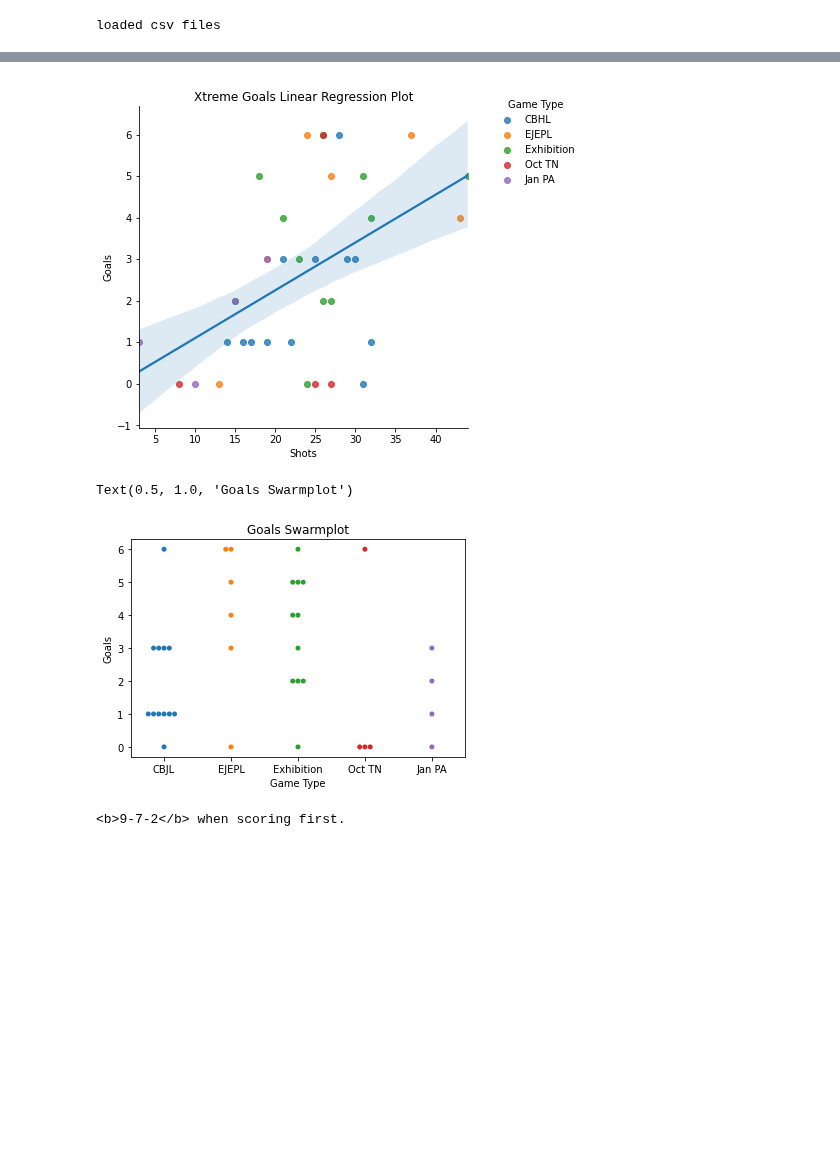
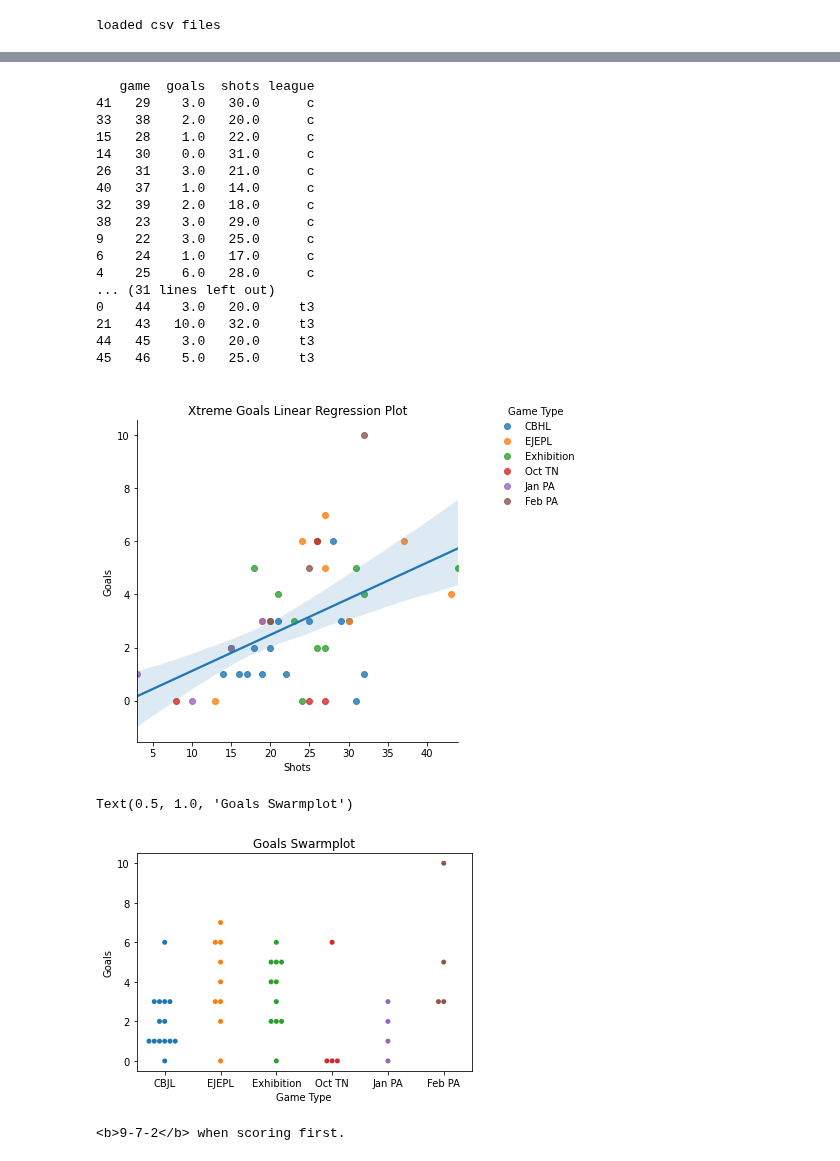
Before and after one commit to werntzp/hockey-stats, a Jupyter notebook: stats_charts.ipynb, the cells around one changed output, grey strips where cells are left out. Drawn from its saved outputs; the diff is of its cells as text; code cells hidden in the pictures; blank space fills up the shorter version.

```diff
--- a/stats_charts.ipynb
+++ b/stats_charts.ipynb
@@ -552,36 +554,53 @@ games = df_games.game
 for g in games:
   location = df_games[df_games.game == g].iloc[0,4]
   league = df_games[df_games.game == g].iloc[0,8]
   goalie = df_games[df_games.game == g].iloc[0,7]
   goals = df_games[df_games.game == g].axscore.iloc[0]
   shots = df_shots[df_shots.game == g].ashburn_p1.iloc[0] + df_shots[df_shots.game == g].ashburn_p2.iloc[0] + df_shots[df_shots.game == g].ashburn_p3.iloc[0] + df_shots[df_shots.game == g].ashburn_ot.iloc[0]
   dfx = dfx.append({'game': g, 'goals': float(goals), 'shots': float(shots), 'location': location, 'league': league, 'goalie': goalie} , ignore_index=True)
 
 dfx.sort_values(by=['league'], inplace=True)
 
-# print(dfx[["game",	"goals",	"shots", "league"]])
+print(dfx[["game",	"goals",	"shots", "league"]])
 
 graph = sns.lmplot(x='shots', y='goals', hue='league', data=dfx, fit_reg=False, legend_out=True)
 ax = sns.regplot(x='shots', y='goals', data=dfx, scatter=False)
 
 ax.spines['right'].set_visible(False)
 ax.spines['top'].set_visible(False)
 ax.set_title('Xtreme Goals Linear Regression Plot')
 ax.set(xlabel='Shots', ylabel='Goals')
 
 for axis in [ax.xaxis, ax.yaxis]:
     axis.set_major_locator(ticker.MaxNLocator(integer=True))
 
 # title
 new_title = 'Game Type'
 graph._legend.set_title(new_title)
 graph._legend.set_bbox_to_anchor((1.2, .9))
 # replace labels
-new_labels = ['CBHL', 'EJEPL', 'Exhibition', 'Oct TN', 'Jan PA']
+new_labels = ['CBHL', 'EJEPL', 'Exhibition', 'Oct TN', 'Jan PA', 'Feb PA']
 for t, l in zip(graph._legend.texts, new_labels):
   t.set_text(l)
 # %% [output]
+   game  goals  shots league
+41   29    3.0   30.0      c
+33   38    2.0   20.0      c
+15   28    1.0   22.0      c
+14   30    0.0   31.0      c
+26   31    3.0   21.0      c
+40   37    1.0   14.0      c
+32   39    2.0   18.0      c
+38   23    3.0   29.0      c
+9    22    3.0   25.0      c
+6    24    1.0   17.0      c
+4    25    6.0   28.0      c
+... (31 lines left out)
+0    44    3.0   20.0     t3
+21   43   10.0   32.0     t3
+44   45    3.0   20.0     t3
+45   46    5.0   25.0     t3
-[figure, old version]
+[figure, new version]
 # %%
 # create a swarm plot for goals over the seasons
 
@@ -600,7 +619,7 @@ for g in games:
 dfx.sort_values(by=['league'], inplace=True)
 
 # replace columns in base df
-dfx['league'] = dfx['league'].map({'e': 'EJEPL', 'c': 'CBJL', 'o': 'Exhibition', 't1': 'Oct TN', 't2': 'Jan PA'})
+dfx['league'] = dfx['league'].map({'e': 'EJEPL', 'c': 'CBJL', 'o': 'Exhibition', 't1': 'Oct TN', 't2': 'Jan PA', 't3': 'Feb PA'})
 
 #print(dfx)
 
@@ -610,7 +629,7 @@ ax.set(xlabel='Game Type', ylabel='Goals')
 ax.set_title("Goals Swarmplot")
 # %% [output]
 Text(0.5, 1.0, 'Goals Swarmplot')
-[figure, old version]
+[figure, new version]
 # %%
 # calculate how many times Xtreme scored first
 
```
Also changed, not shown: parts of 10 cells of this notebook.
